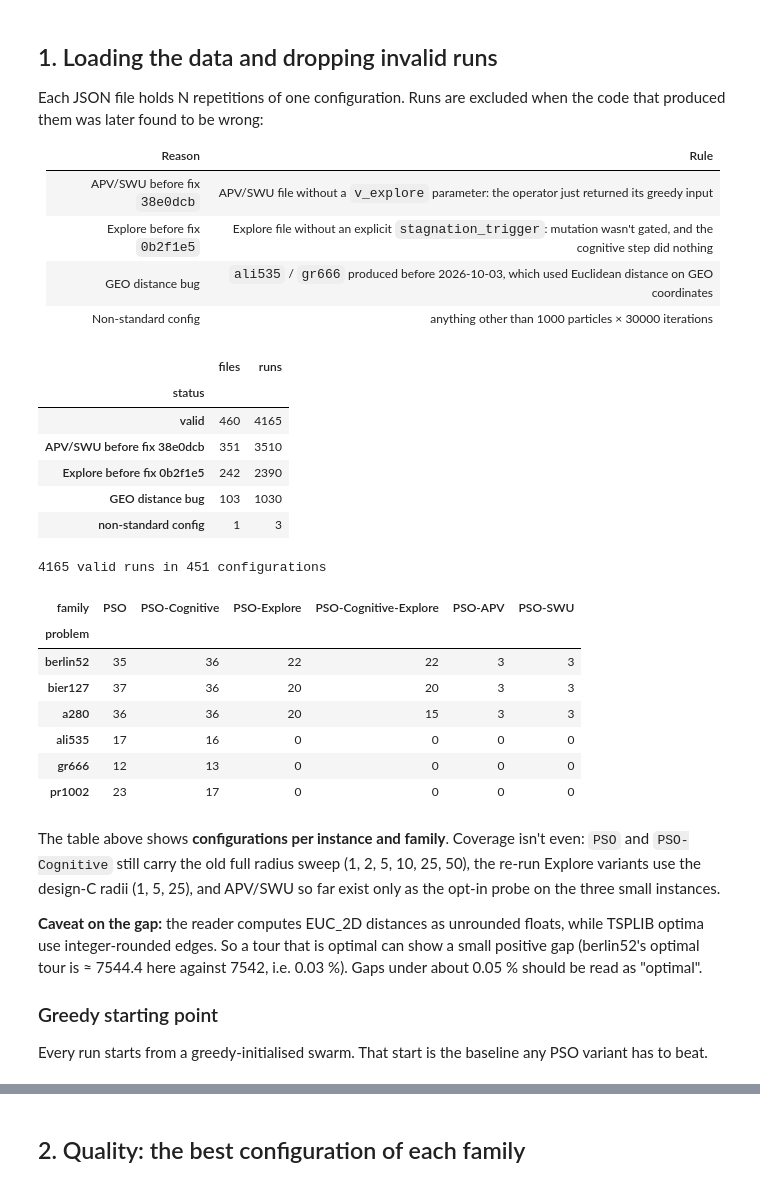
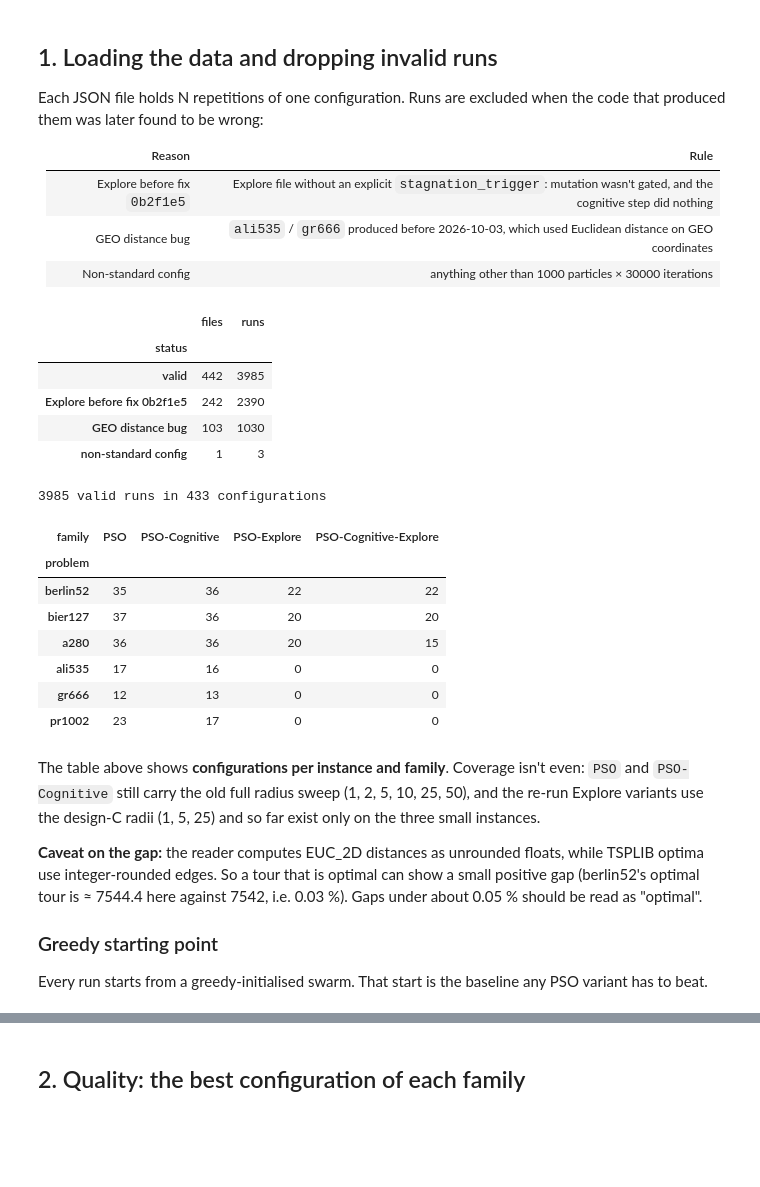
Before and after one commit to cziczer/pso-topologies, a Jupyter notebook: notebooks/results_comparison.ipynb, the cells around one changed output, grey strips where cells are left out. Saved outputs shown, nothing was run; the diff lists cells and outputs as text; code cells hidden in the pictures; blank space fills up the shorter version.

```diff
--- a/notebooks/results_comparison.ipynb
+++ b/notebooks/results_comparison.ipynb
@@ -31,12 +65,12 @@ OPTIMA = {"berlin52": 7542, "bier127": 118282, "a280": 2579,
 PROBLEMS = sorted(OPTIMA, key=lambda p: int("".join(filter(str.isdigit, p))))
 GEO = {"ali535", "gr666"}
 
-OPERATOR = {"default": "PSO", "cognitive": "PSO-Cognitive", "apv": "PSO-APV", "swu": "PSO-SWU"}
+OPERATOR = {"default": "PSO", "cognitive": "PSO-Cognitive"}  # APV and SWU are excluded
 TOPOLOGY = {"global": "Global", "ring": "Ring", "tree": "Tree", "mesh": "Mesh", "torus": "Torus",
             "freescale": "FreeScale", "dynsim": "DynSim", "dynopp": "DynOpp", "dynmix": "DynMix"}
 STATIC = ["Ring", "Tree", "Mesh", "Torus", "FreeScale"]
 DYNAMIC = ["DynSim", "DynOpp", "DynMix"]
-FAMILIES = ["PSO", "PSO-Cognitive", "PSO-Explore", "PSO-Cognitive-Explore", "PSO-APV", "PSO-SWU"]
+FAMILIES = ["PSO", "PSO-Cognitive", "PSO-Explore", "PSO-Cognitive-Explore"]
 # %% [markdown]
 ## 1. Loading the data and dropping invalid runs
 
@@ -44,7 +78,6 @@ Each JSON file holds N repetitions of one configuration. Runs are excluded when
 
 | Reason | Rule |
 |---|---|
-| APV/SWU before fix `38e0dcb` | APV/SWU file without a `v_explore` parameter: the operator just returned its greedy input |
 | Explore before fix `0b2f1e5` | Explore file without an explicit `stagnation_trigger`: mutation wasn't gated, and the cognitive step did nothing |
 | GEO distance bug | `ali535` / `gr666` produced before 2026-10-03, which used Euclidean distance on GEO coordinates |
 | Non-standard config | anything other than 1000 particles × 30000 iterations |
@@ -53,6 +86,8 @@ rows = []
 for f in sorted(RESULTS.glob("*.json")):
     d = json.loads(f.read_text())
     alg, cfg = d["algorithm"], d["algorithm"]["config"]
+    if alg["operator_variant"] not in OPERATOR:
+        continue
     prob = d["problem"]["instance_name"]
     family = OPERATOR[alg["operator_variant"]]
     if alg["enhancer"] == "explore":
@@ -64,7 +99,7 @@ for f in sorted(RESULTS.glob("*.json")):
             algorithm=alg["name"], family=family, topology=topo,
             radius=cfg.get("neighbours_radius") if topo in STATIC else np.nan,
             pct=cfg.get("neighbor_pct", np.nan) if topo in DYNAMIC else np.nan,
-            v_explore=cfg.get("v_explore", np.nan), stagnation_trigger=cfg.get("stagnation_trigger", np.nan),
+            stagnation_trigger=cfg.get("stagnation_trigger", np.nan),
             particles=cfg["num_particles"], max_iter=cfg["max_iter"], file_reps=d["aggregate"]["n_runs"],
             init=r["init_path_length"], best=r["best_path_length"], iterations=r["iterations_run"],
             wall=r["wall_time_seconds"], history=np.asarray(r["iteration_history"]),
@@ -74,8 +109,6 @@ runs = pd.DataFrame(rows)
 def invalid_reason(r):
     if r.particles != 1000 or r.max_iter != 30000:
         return "non-standard config"
-    if r.family in ("PSO-APV", "PSO-SWU") and np.isnan(r.v_explore):
-        return "APV/SWU before fix 38e0dcb"
     if "Explore" in r.family and np.isnan(r.stagnation_trigger):
         return "Explore before fix 0b2f1e5"
     if r.problem in GEO and r.timestamp < "2026-10-03":
@@ -90,54 +123,51 @@ summary
 # %% [output]
 |  | files | runs |
 | status |  |  |
-| valid | 460 | 4165 |
-| APV/SWU before fix 38e0dcb | 351 | 3510 |
+| valid | 442 | 3985 |
 | Explore before fix 0b2f1e5 | 242 | 2390 |
 | GEO distance bug | 103 | 1030 |
 | non-standard config | 1 | 3 |
 # %%
 runs = runs[runs.status == "valid"].copy()
 runs["opt"] = runs.problem.map(OPTIMA)
 runs["gap"] = (runs.best - runs.opt) / runs.opt * 100
 runs["init_gap"] = (runs.init - runs.opt) / runs.opt * 100
 runs["improvement"] = (runs.init - runs.best) / runs.init * 100
 runs["sec_per_iter"] = runs.wall / runs.iterations
 
 def param_label(r):
     if r.topology in STATIC:
         return f"r={int(r.radius)}"
     if r.topology in DYNAMIC:
         return f"{r.pct:.0%}"
-    if r.family in ("PSO-APV", "PSO-SWU"):
-        return f"ve={r.v_explore:g}"
     return ""
 
 runs["param"] = runs.apply(param_label, axis=1)
 runs["config"] = (runs.family + " | " + runs.topology + " " + runs.param).str.strip()
 runs["problem"] = pd.Categorical(runs.problem, PROBLEMS, ordered=True)
 
 # One row per configuration. Duplicate files of the same config, e.g. re-runs, are pooled.
 KEY = ["problem", "family", "topology", "param", "config"]
 cfg = (runs.groupby(KEY, observed=True)
            .agg(n=("gap", "size"), gap_median=("gap", "median"), gap_mean=("gap", "mean"),
                 gap_std=("gap", "std"), gap_min=("gap", "min"), improvement=("improvement", "median"),
                 wall_median=("wall", "median"), iters_median=("iterations", "median"),
                 sec_per_iter=("sec_per_iter", "median"))
            .reset_index())
 print(f"{len(runs)} valid runs in {len(cfg)} configurations")
 pd.crosstab(cfg.problem, cfg.family).reindex(columns=FAMILIES, fill_value=0)
 # %% [output]
-4165 valid runs in 451 configurations
+3985 valid runs in 433 configurations
-| family | PSO | PSO-Cognitive | PSO-Explore | PSO-Cognitive-Explore | PSO-APV | PSO-SWU |
-| problem |  |  |  |  |  |  |
-| berlin52 | 35 | 36 | 22 | 22 | 3 | 3 |
-| bier127 | 37 | 36 | 20 | 20 | 3 | 3 |
-| a280 | 36 | 36 | 20 | 15 | 3 | 3 |
-| ali535 | 17 | 16 | 0 | 0 | 0 | 0 |
-| gr666 | 12 | 13 | 0 | 0 | 0 | 0 |
-| pr1002 | 23 | 17 | 0 | 0 | 0 | 0 |
+| family | PSO | PSO-Cognitive | PSO-Explore | PSO-Cognitive-Explore |
+| problem |  |  |  |  |
+| berlin52 | 35 | 36 | 22 | 22 |
+| bier127 | 37 | 36 | 20 | 20 |
+| a280 | 36 | 36 | 20 | 15 |
+| ali535 | 17 | 16 | 0 | 0 |
+| gr666 | 12 | 13 | 0 | 0 |
+| pr1002 | 23 | 17 | 0 | 0 |
 # %% [markdown]
-The table above shows **configurations per instance and family**. Coverage isn't even: `PSO` and `PSO-Cognitive` still carry the old full radius sweep (1, 2, 5, 10, 25, 50), the re-run Explore variants use the design-C radii (1, 5, 25), and APV/SWU so far exist only as the opt-in probe on the three small instances.
+The table above shows **configurations per instance and family**. Coverage isn't even: `PSO` and `PSO-Cognitive` still carry the old full radius sweep (1, 2, 5, 10, 25, 50), and the re-run Explore variants use the design-C radii (1, 5, 25) and so far exist only on the three small instances.
 
 **Caveat on the gap:** the reader computes EUC_2D distances as unrounded floats, while TSPLIB optima use integer-rounded edges. So a tour that is optimal can show a small positive gap (berlin52's optimal tour is ≈ 7544.4 here against 7542, i.e. 0.03 %). Gaps under about 0.05 % should be read as "optimal".
 
```
Also changed, not shown: parts of 17 cells of this notebook.
